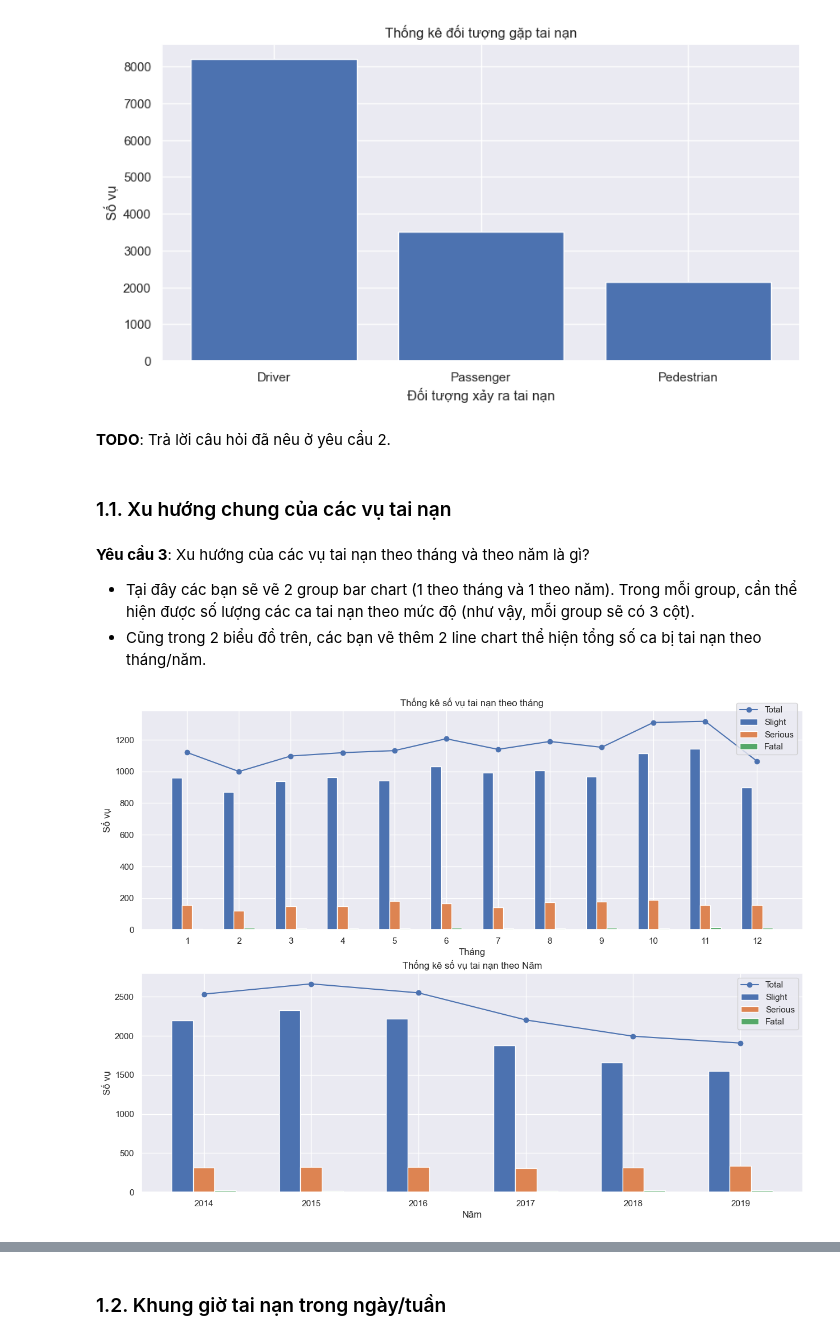
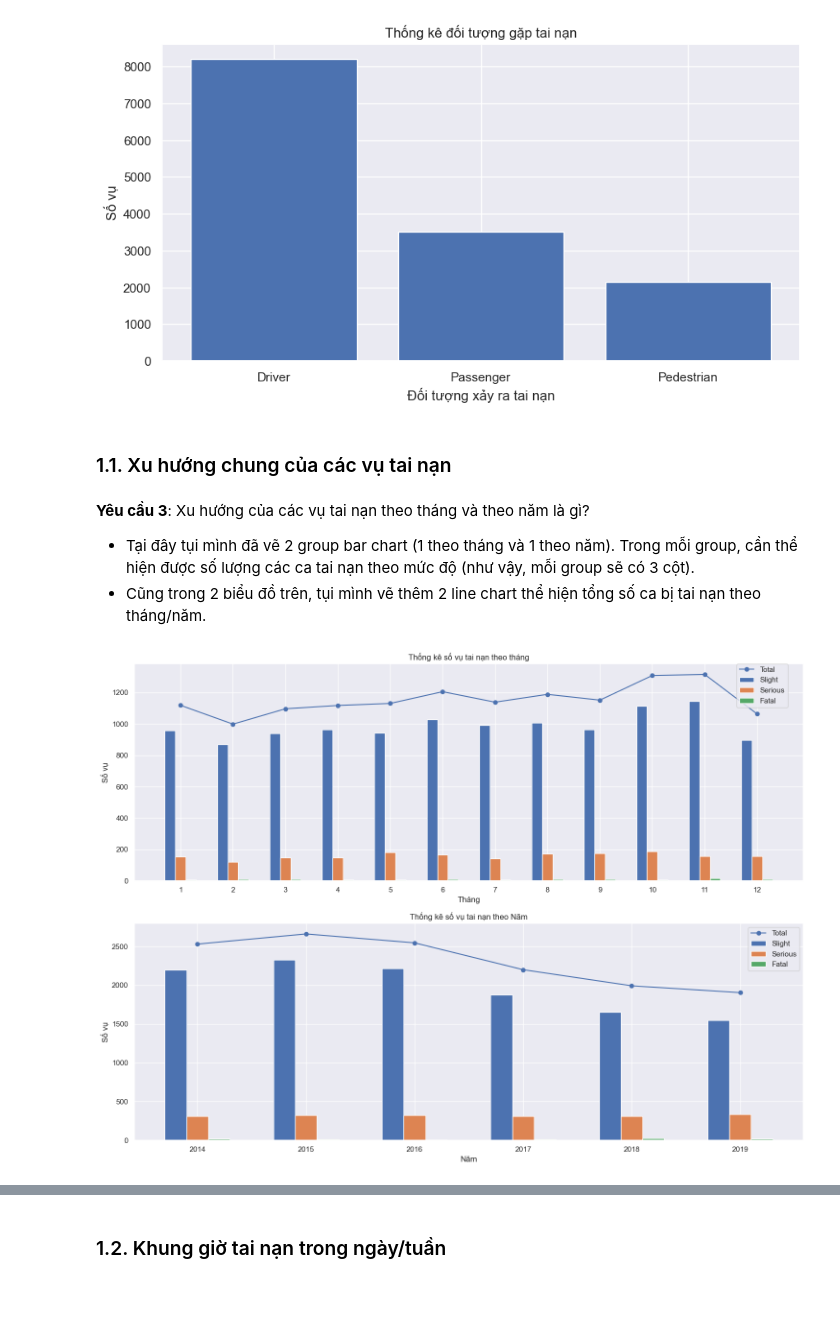
Before and after one commit to laitoanthang/KHDL-PythonForDS, a Jupyter notebook: Visualization.ipynb, the cells around one changed output, grey strips where cells are left out. Cells and saved outputs as stored; diff of their text form; code cells hidden in the pictures; blank space fills up the shorter version.

Commit message:
TODO - Answer todo question

```diff
--- a/Visualization.ipynb
+++ b/Visualization.ipynb
@@ -146,14 +145,12 @@ check("Casualty Class")
 # %% [output]
 [figure]
-# %% [markdown]
-**TODO**: Trả lời câu hỏi đã nêu ở yêu cầu 2.
 # %% [markdown]
 ### 1.1. Xu hướng chung của các vụ tai nạn
 # %% [markdown]
 **Yêu cầu 3**: Xu hướng của các vụ tai nạn theo tháng và theo năm là gì?
 
-- Tại đây các bạn sẽ vẽ 2 group bar chart (1 theo tháng và 1 theo năm). Trong mỗi group, cần thể hiện được số lượng các ca tai nạn theo mức độ (như vậy, mỗi group sẽ có 3 cột).
-- Cũng trong 2 biểu đồ trên, các bạn vẽ thêm 2 line chart thể hiện tổng số ca bị tai nạn theo tháng/năm.
+- Tại đây tụi mình đã vẽ 2 group bar chart (1 theo tháng và 1 theo năm). Trong mỗi group, cần thể hiện được số lượng các ca tai nạn theo mức độ (như vậy, mỗi group sẽ có 3 cột).
+- Cũng trong 2 biểu đồ trên, tụi mình vẽ thêm 2 line chart thể hiện tổng số ca bị tai nạn theo tháng/năm.
 # %%
 #TODO: draw your charts
 from datetime import datetime
@@ -202,37 +199,35 @@ figure, axis = plt.subplots(nrows = 2, ncols = 1, figsize = (15, 11))
 # =================================== Theo tháng - Plot 1 ==================================
 labels = month
 x = np.arange(len(labels))
 axis[0].plot(list(total_month.values()), '-o', label = "Total")
 axis[0].bar(x - 0.2, list(slight_month.values()), width=0.2, label = 'Slight')
 axis[0].bar(x, list(serious_month.values()), width=0.2, label = 'Serious')
 axis[0].bar(x + 0.2, list(fatal_month.values()), width=0.2, label = 'Fatal')
 
 axis[0].set_ylabel('Số vụ')
 axis[0].set_xlabel('Tháng')
 axis[0].set_title('Thống kê số vụ tai nạn theo tháng', loc = 'center')
 axis[0].set_xticks(x, labels)
 axis[0].legend(loc = (0.9, 0.8))
-# fig.tight_layout()
-
 
 #  ================================== Theo năm - Plot 2 =====================================
 labels = year
 x = np.arange(len(labels))
 
 axis[1].plot(list(total_year.values()), '-o', label = "Total")
 axis[1].bar(x - 0.2, list(slight_year.values()), width=0.2, label = 'Slight')
 axis[1].bar(x, list(serious_year.values()), width=0.2, label = 'Serious')
 axis[1].bar(x + 0.2, list(fatal_year.values()), width=0.2, label = 'Fatal')
 axis[1].set_ylabel('Số vụ')
 axis[1].set_xlabel('Năm')
 axis[1].set_title('Thống kê số vụ tai nạn theo Năm')
 axis[1].set_xticks(x, labels)
 axis[1].legend()
-fig.tight_layout()
+figure.tight_layout()
 
 plt.show()
 # %% [output]
-[figure, old version]
+[figure, new version]
 # %% [markdown]
 **TODO**: Trả lời câu hỏi đã nêu ở yêu cầu 3. Thử giải thích tại sao.
 
```
Also changed, not shown: parts of 30 cells of this notebook, 1 other file.
